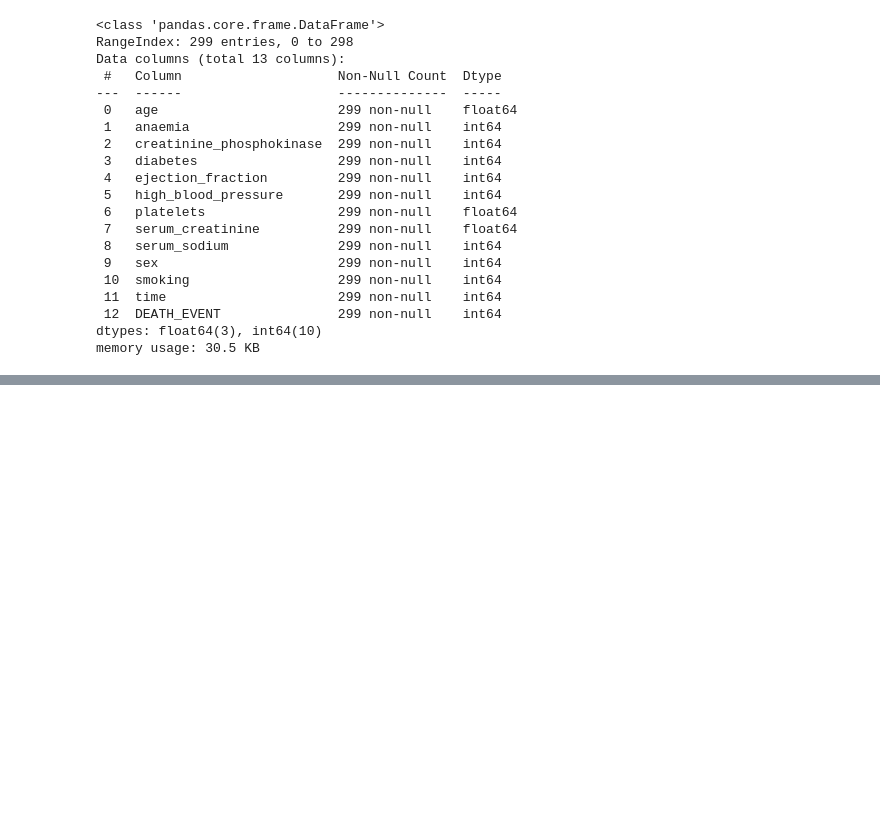
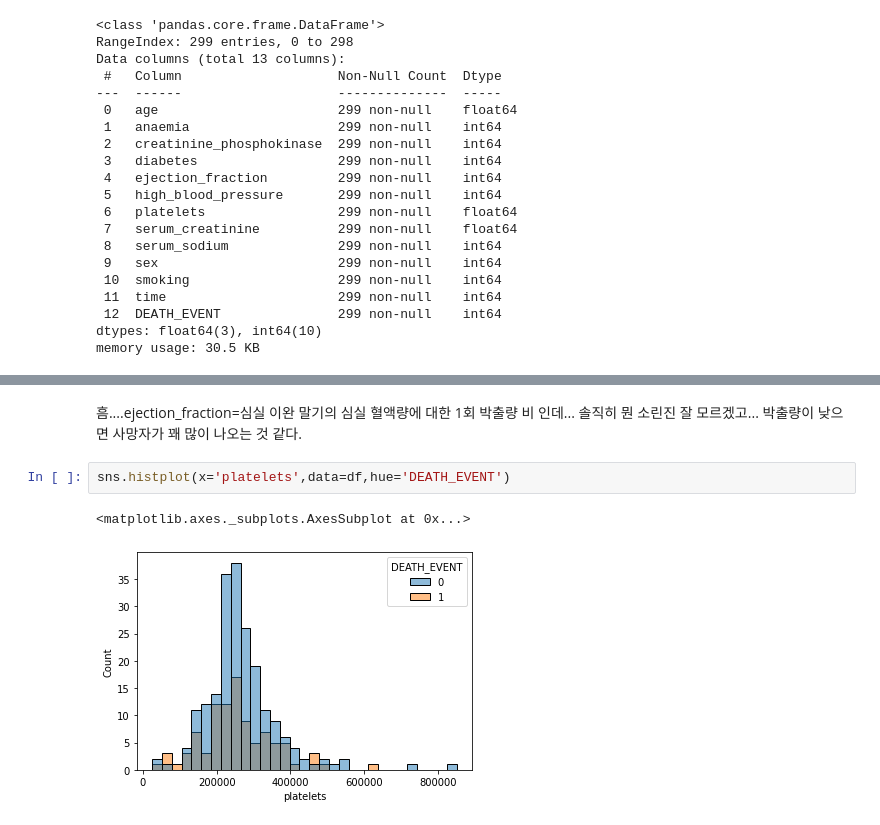
Before and after one commit to Yudaeun/Data_Analysis, a Jupyter notebook: Prevention_of_heart_failure.ipynb, the cells around one changed output, grey strips where cells are left out. Cells and saved outputs as stored; diff of their text form; blank space fills up the shorter version.

```diff
--- a/Prevention_of_heart_failure.ipynb
+++ b/Prevention_of_heart_failure.ipynb
@@ -179,0 +227,7 @@ df.describe()
+# %% [markdown]
+흠....ejection_fraction=심실 이완 말기의 심실 혈액량에 대한 1회 박출량 비 인데... 솔직히 뭔 소린진 잘 모르겠고... 박출량이 낮으면 사망자가 꽤 많이 나오는 것 같다.
+# %%
+sns.histplot(x='platelets',data=df,hue='DEATH_EVENT')
+# %% [output]
+<matplotlib.axes._subplots.AxesSubplot at 0x...>
+[figure, added]
```
Also changed, not shown: parts of 38 cells of this notebook.
